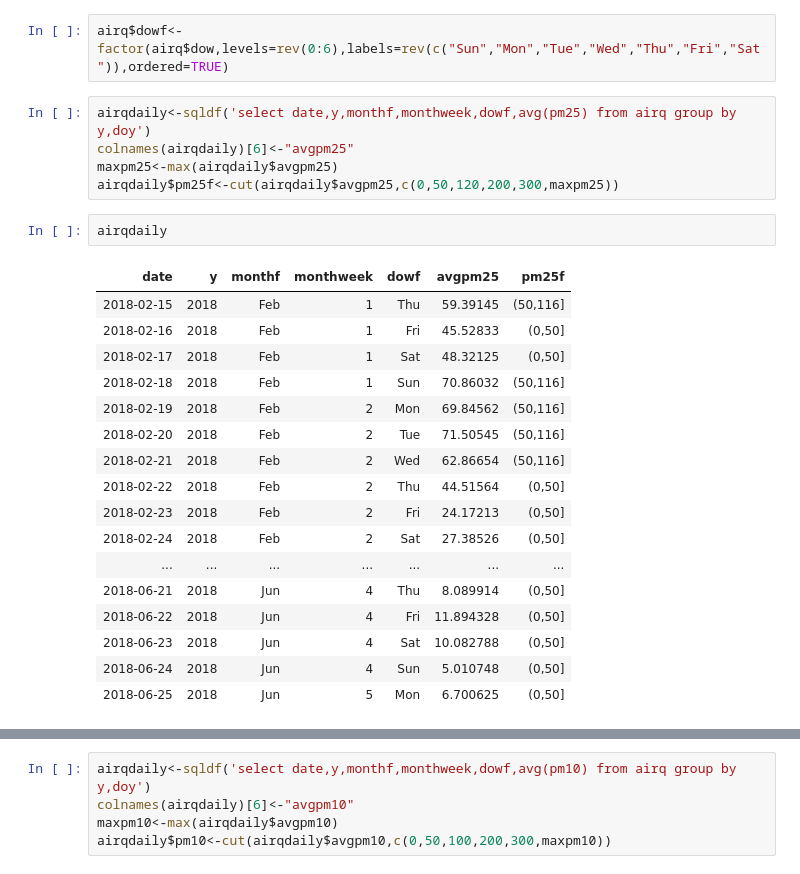
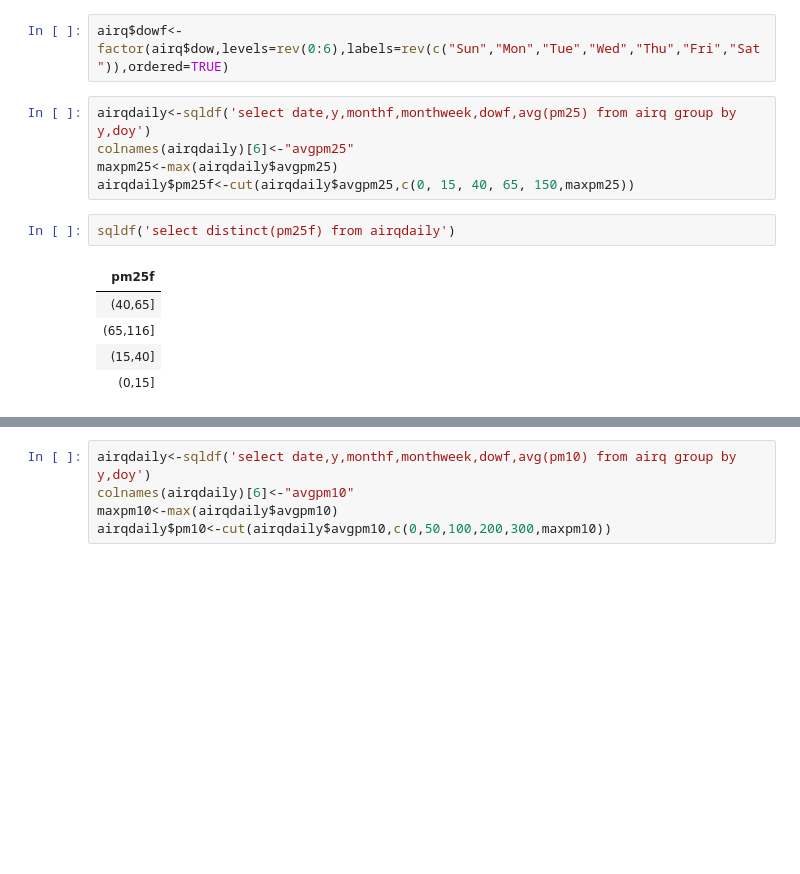
Before and after one commit to Maplub/Jupyter, a Jupyter notebook: Air Quality Explore 2018.ipynb, the cells around one changed output, grey strips where cells are left out. Saved outputs shown, nothing was run; the diff lists cells and outputs as text; blank space fills up the shorter version.

```diff
--- a/Air Quality Explore 2018.ipynb
+++ b/Air Quality Explore 2018.ipynb
@@ -96,25 +82,13 @@ airq$dowf<-factor(airq$dow,levels=rev(0:6),labels=rev(c("Sun","Mon","Tue","Wed",
 airqdaily<-sqldf('select date,y,monthf,monthweek,dowf,avg(pm25) from airq group by y,doy')
 colnames(airqdaily)[6]<-"avgpm25"
 maxpm25<-max(airqdaily$avgpm25)
-airqdaily$pm25f<-cut(airqdaily$avgpm25,c(0,50,120,200,300,maxpm25))
+airqdaily$pm25f<-cut(airqdaily$avgpm25,c(0, 15, 40, 65, 150,maxpm25))
-# %%
-airqdaily
-# %% [output]
-| date | y | monthf | monthweek | dowf | avgpm25 | pm25f |
-| 2018-02-15 | 2018 | Feb | 1 | Thu | 59.39145 | (50,116] |
-| 2018-02-16 | 2018 | Feb | 1 | Fri | 45.52833 | (0,50] |
-| 2018-02-17 | 2018 | Feb | 1 | Sat | 48.32125 | (0,50] |
-| 2018-02-18 | 2018 | Feb | 1 | Sun | 70.86032 | (50,116] |
-| 2018-02-19 | 2018 | Feb | 2 | Mon | 69.84562 | (50,116] |
-| 2018-02-20 | 2018 | Feb | 2 | Tue | 71.50545 | (50,116] |
-| 2018-02-21 | 2018 | Feb | 2 | Wed | 62.86654 | (50,116] |
-| 2018-02-22 | 2018 | Feb | 2 | Thu | 44.51564 | (0,50] |
-| 2018-02-23 | 2018 | Feb | 2 | Fri | 24.17213 | (0,50] |
-| 2018-02-24 | 2018 | Feb | 2 | Sat | 27.38526 | (0,50] |
-| ... | ... | ... | ... | ... | ... | ... |
-| 2018-06-21 | 2018 | Jun | 4 | Thu | 8.089914 | (0,50] |
-| 2018-06-22 | 2018 | Jun | 4 | Fri | 11.894328 | (0,50] |
-| 2018-06-23 | 2018 | Jun | 4 | Sat | 10.082788 | (0,50] |
-| 2018-06-24 | 2018 | Jun | 4 | Sun | 5.010748 | (0,50] |
-| 2018-06-25 | 2018 | Jun | 5 | Mon | 6.700625 | (0,50] |
+# %%
+sqldf('select distinct(pm25f) from airqdaily')
+# %% [output]
+| pm25f |
+| (40,65] |
+| (65,116] |
+| (15,40] |
+| (0,15] |
 # %%
```
Also changed, not shown: parts of 11 cells of this notebook.
